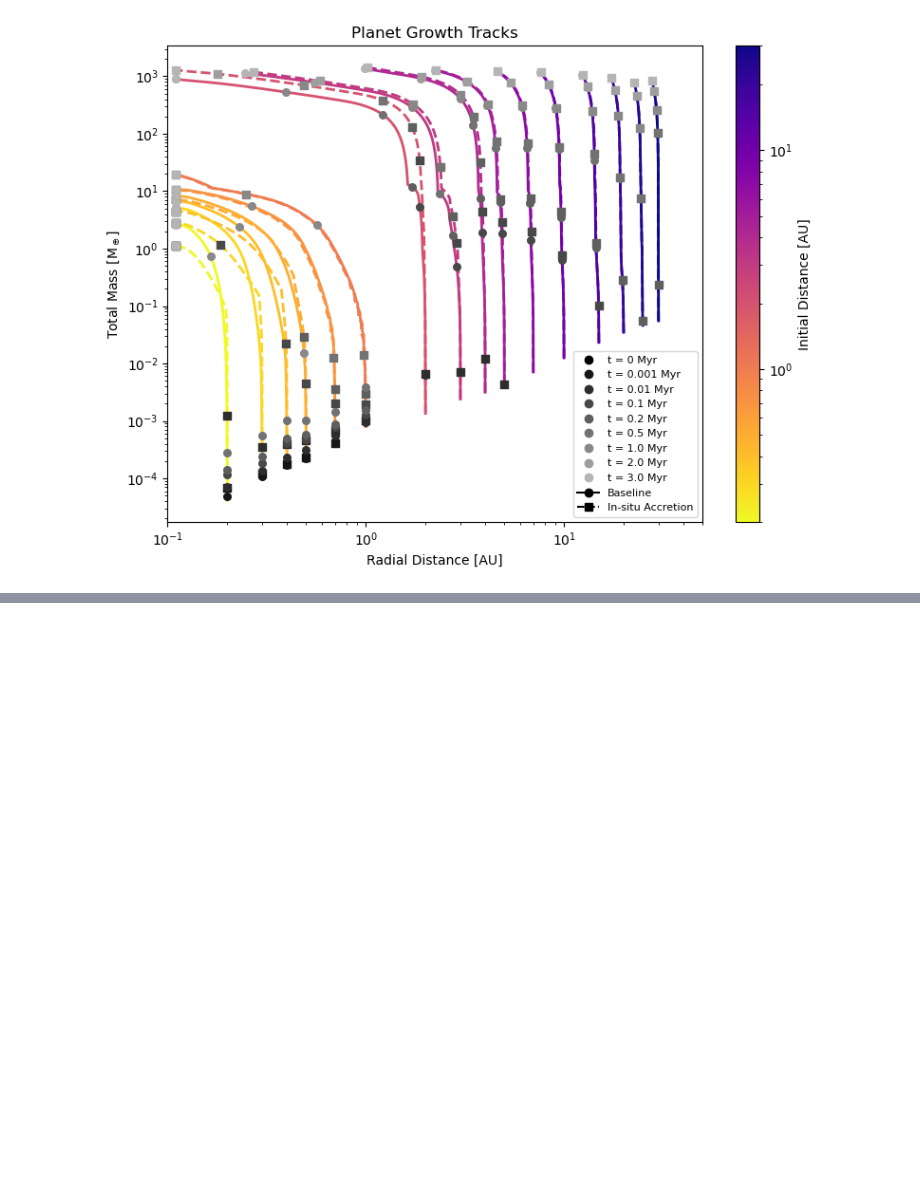
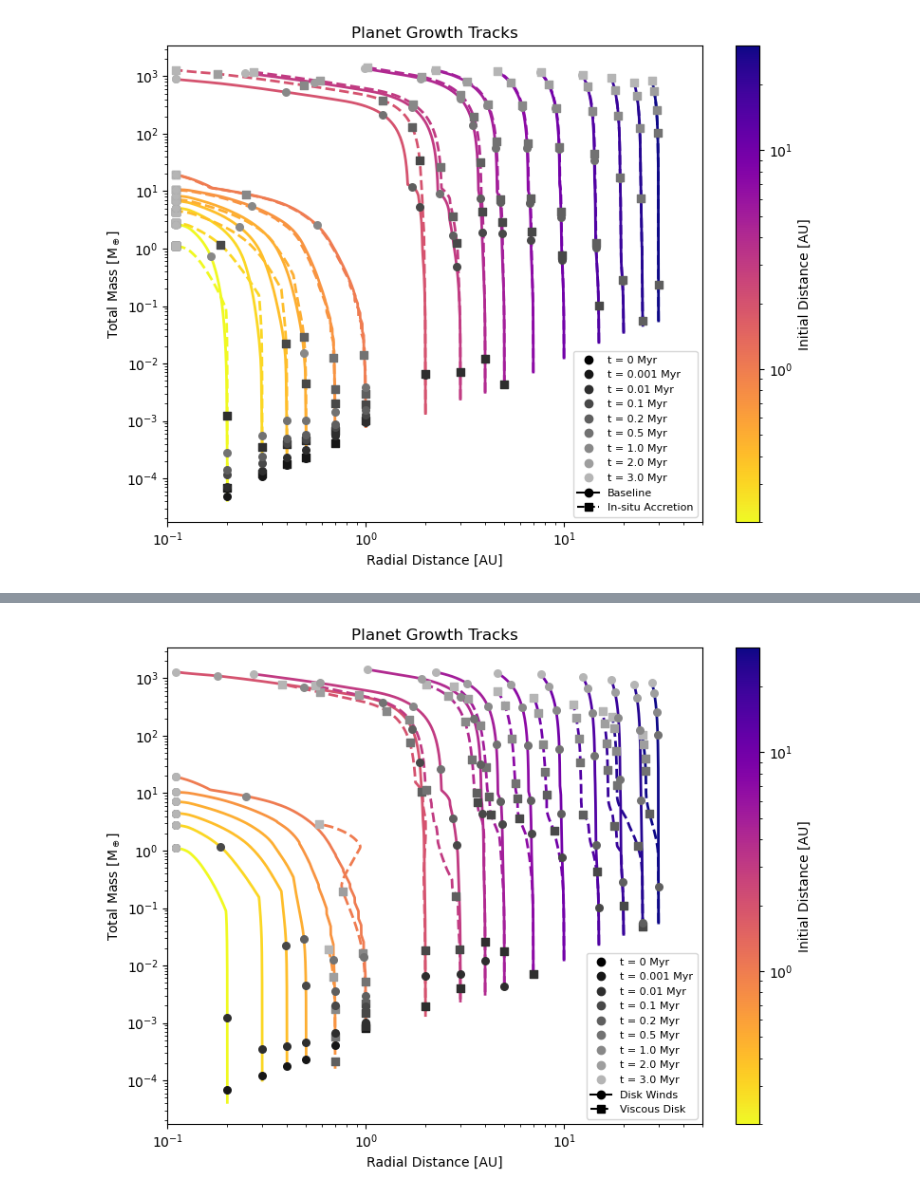
Before and after one commit to BenT1105/DiscEvolution, a Jupyter notebook: notebooks/growth_tracks.ipynb, the cells around one changed output, grey strips where cells are left out. Drawn from its saved outputs; the diff is of its cells as text; code cells hidden in the pictures; blank space fills up the shorter version.

Commit message:
More plotting methods

```diff
--- a/notebooks/growth_tracks.ipynb
+++ b/notebooks/growth_tracks.ipynb
@@ -286,0 +317,16 @@ plt.show()
+# %%
+## Extract data for plotting
+
+R_imp_winds = config_winds["planets"]["Rp"]
+Rp_winds = data_winds["Rp"]
+Mcs_winds = data_winds["Mcs"]
+Mes_winds = data_winds["Mes"]
+
+R_imp_viscous = config_viscous["planets"]["Rp"]
+Rp_viscous = data_viscous["Rp"]
+Mcs_viscous = data_viscous["Mcs"]
+Mes_viscous = data_viscous["Mes"]
+
+t_winds = data_winds["t"]
+t_viscous = data_viscous["t"]
+t_interval = config_winds["simulation"]["t_interval"]
@@ -286,0 +342,81 @@ plt.show()
+# %%
+## Plot planet growth tracks, colored by initial radial distance
+
+from matplotlib.colors import LogNorm
+from matplotlib.lines import Line2D
+from matplotlib.cm import ScalarMappable
+
+n_planets_winds = len(Rp_winds)
+n_planets_viscous = len(Rp_viscous)
+n_times = len(t_interval)
+
+def initial_radius(track):
+    return track[~np.isnan(track)][0]
+
+R0_winds = [initial_radius(Rp_winds[i]) for i in range(n_planets_winds)]
+R0_viscous = [initial_radius(Rp_viscous[i]) for i in range(n_planets_viscous)]
+
+fig, ax = plt.subplots(figsize = (8, 6))
+
+cmap = plt.get_cmap('plasma_r')
+
+R0_all = R0_winds + R0_viscous
+norm = LogNorm(vmin = min(R0_all), vmax = max(R0_all))
+
+## Disk winds model growth tracks (solid)
+
+for i in range(n_planets_winds):
+    y = Mcs_winds[i] + Mes_winds[i]
+    color = cmap(norm(R0_winds[i]))
+
+    ax.plot(Rp_winds[i], y, color = color, linestyle = 'solid', linewidth = 2, zorder = 1)
+
+    for j in range(n_times):
+        k = np.argmin(np.abs(t_winds / 1e6 - t_interval[j]))
+
+        ax.scatter(Rp_winds[i][k], y[k], color = color_greys[j], marker = 'o', s = 30, zorder = 3)
+
+## Viscous disk growth tracks (dashed)
+
+for i in range(n_planets_viscous):
+    y_viscous = Mcs_viscous[i] + Mes_viscous[i]
+    color = cmap(norm(R0_viscous[i]))
+
+    ax.plot(Rp_viscous[i], y_viscous, color = color, linestyle = 'dashed', linewidth = 2, zorder = 1)
+
+    for j in range(n_times):
+        k_viscous = np.argmin(np.abs(t_viscous / 1e6 - t_interval[j]))
+
+        ax.scatter(Rp_viscous[i][k_viscous], y_viscous[k_viscous], color = color_greys[j], marker = 's', s = 30, zorder = 2)
+
+ax.set_xlim(1e-1, 1e2 / 2)
+ax.set_xscale('log')
+ax.set_yscale('log')
+ax.set_xlabel('Radial Distance [AU]')
+ax.set_ylabel(r'Total Mass [M$_\oplus$]')
+ax.set_title('Planet Growth Tracks')
+
+sm = ScalarMappable(cmap = cmap, norm = norm)
+cbar = fig.colorbar(sm, ax = ax)
+cbar.set_label('Initial Distance [AU]')
+
+## Legend entries
+
+time_handles = [
+    Line2D([0], [0], color = color_greys[j], marker = 'o', linestyle = 'None', label = f't = {t_interval[j]} Myr')
+    for j in range(n_times)]
+
+style_handles = [
+    Line2D([0], [0], color = 'black', linestyle = 'solid', marker = 'o', label = 'Disk Winds'),
+    Line2D([0], [0], color = 'black', linestyle = 'dashed', marker = 's', label = 'Viscous Disk')]
+
+ax.legend(handles = time_handles + style_handles, loc = 'lower right', fontsize = 8)
+
+plt.tight_layout()
+
+if save_figures:
+    plt.savefig(f"{figure_dir}growth_tracks_winds_vs_viscous.png")
+
+plt.show()
+# %% [output]
+[figure, added]
```
Also changed, not shown: parts of 8 cells of this notebook, 4 other files.
